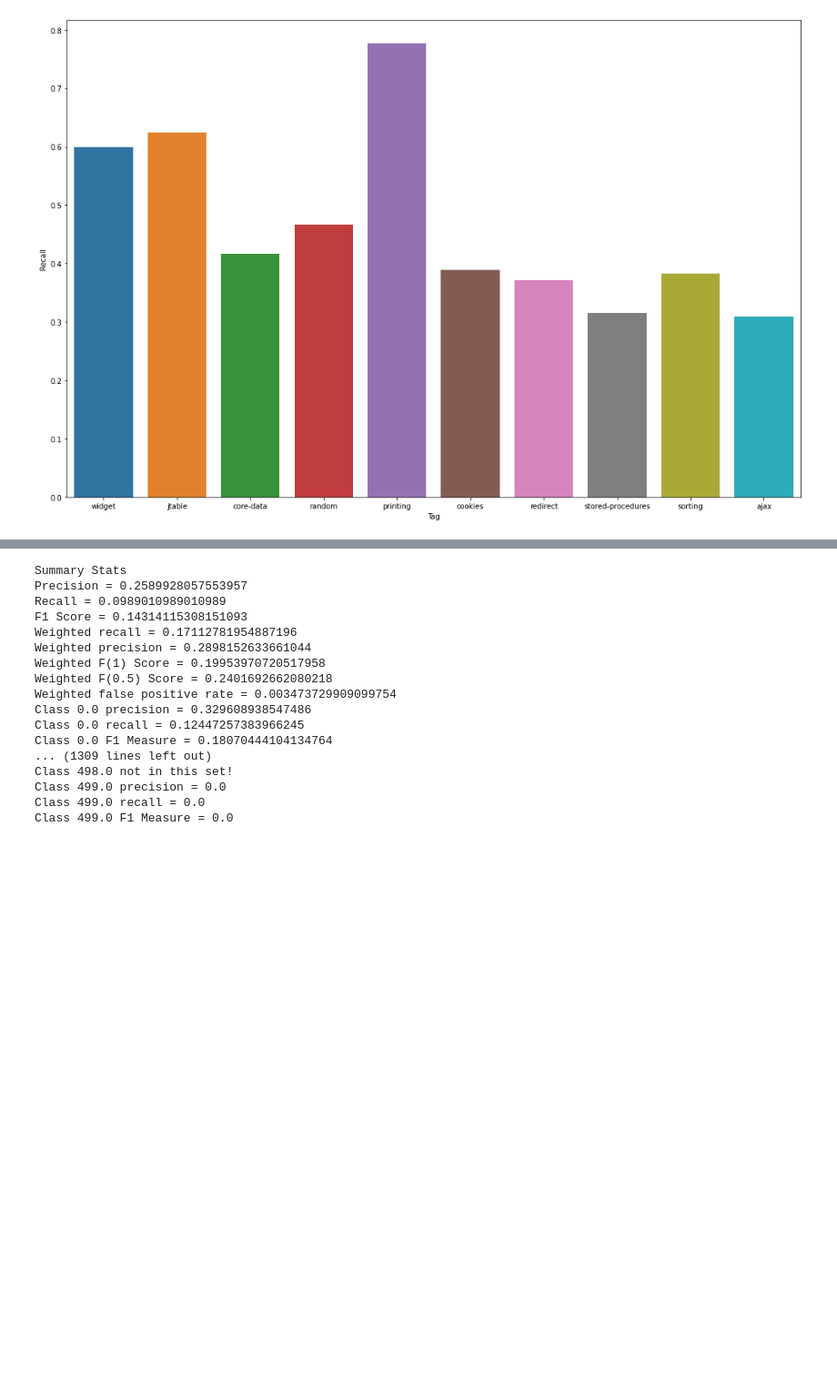
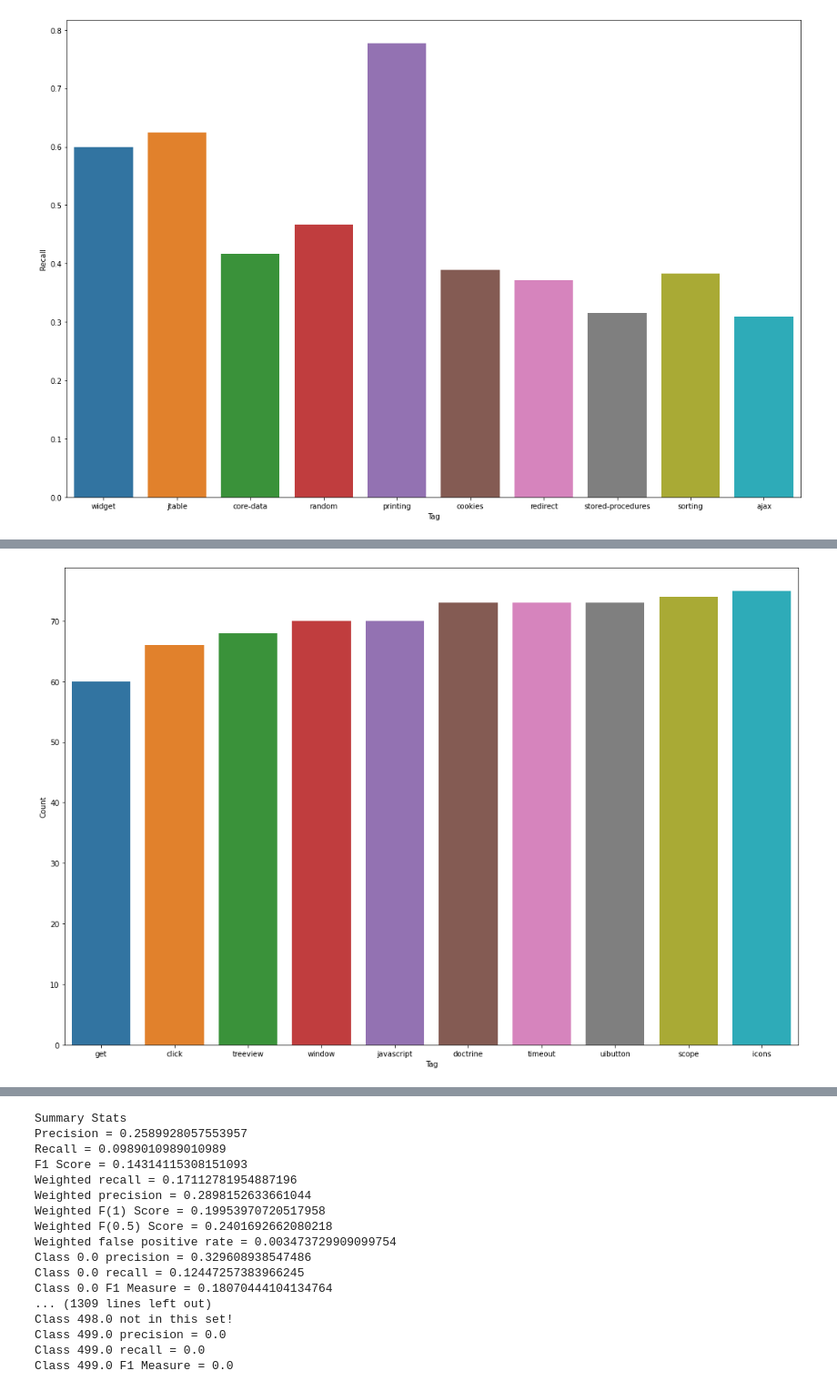
Before and after one commit to mklasby/ENSF_612_Project, a Jupyter notebook: Results/Tag_3/Machine Learning Training and Predictions-Copy2.ipynb, the cells around one changed output, grey strips where cells are left out. Shown: that part at 91% size. Saved outputs shown, nothing was run; the diff lists cells and outputs as text; code cells hidden in the pictures; blank space fills up the shorter version.

```diff
--- a/Results/Tag_3/Machine Learning Training and Predictions-Copy2.ipynb
+++ b/Results/Tag_3/Machine Learning Training and Predictions-Copy2.ipynb
@@ -745,0 +781,9 @@ fig.show()
+# %%
+import matplotlib.pyplot as plt
+import seaborn as sns
+fig, ax = plt.subplots(nrows=1, ncols=1, figsize=[18,12])
+sns.barplot(x="Tag", y="Count", data=bottom_10, ax=ax)
+fig.show()
+plt.savefig("Tag3_bottom10_count_train")
+# %% [output]
+[figure, added]
```
Also changed, not shown: parts of 11 cells of this notebook, 3 other files.
